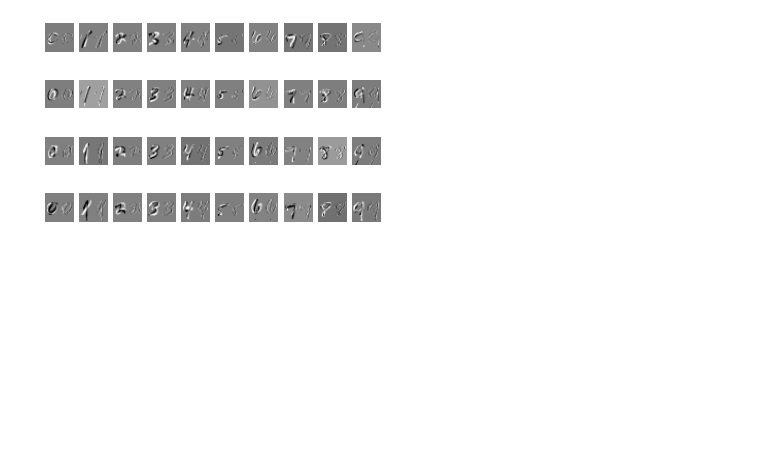
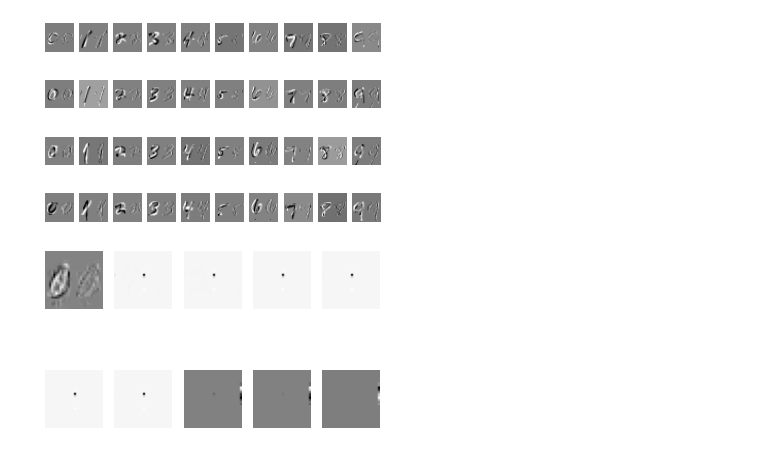
Before and after one commit to VintageDesign/multi_linear_research, a Jupyter notebook: jackson/Docs&Code/L-TVAR/mnist_dwt_seasonal.ipynb, the cells around one changed output. Saved outputs shown, nothing was run; the diff lists cells and outputs as text; code cells hidden in the pictures; blank space fills up the shorter version.

```diff
--- a/jackson/Docs&Code/L-TVAR/mnist_dwt_seasonal.ipynb
+++ b/jackson/Docs&Code/L-TVAR/mnist_dwt_seasonal.ipynb
@@ -113,2 +109,7 @@ for i in range(28):
+# %%
+result_dwt_seasonal_tensor = jts.collect_result_cols_into_tensor(result_model_sets_dwt_seasonal_diff, N_test)
+implot_tensor(result_dwt_seasonal_tensor, (2, 5))
+# %% [output]
+[figure, added]
 # %%
 result_dwt_tensor = jts.collect_result_cols_into_tensor(result_model_sets, N_test)
```
Also changed, not shown: parts of 6 cells of this notebook, 4 other files.
